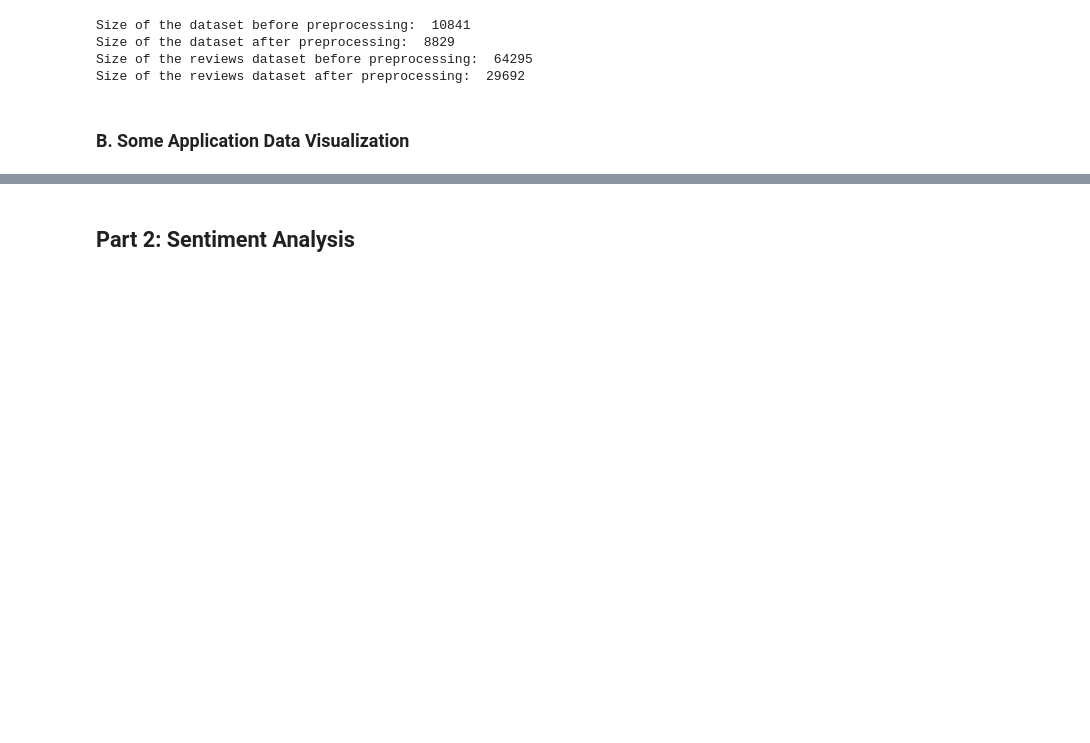
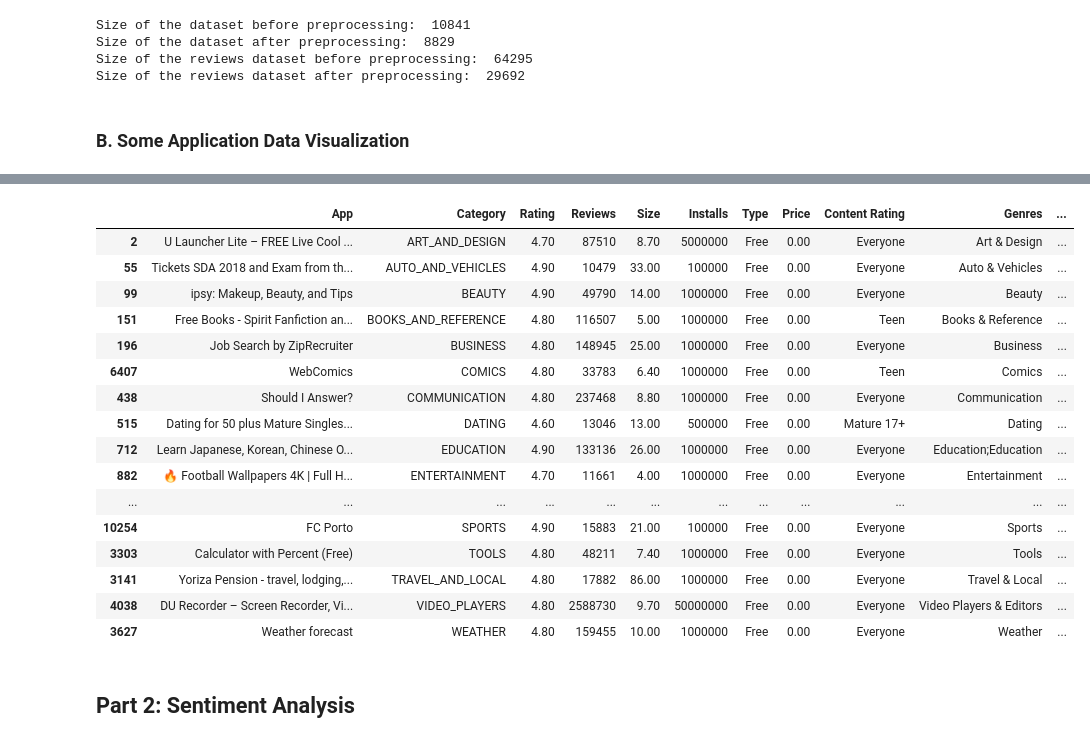
Before and after one commit to syed-rizvi-leanix/google_play_store_reviews, a Jupyter notebook: google_play_store.ipynb, the cells around one changed output, grey strips where cells are left out. Cells and saved outputs as stored; diff of their text form; code cells hidden in the pictures; blank space fills up the shorter version.

```diff
--- a/google_play_store.ipynb
+++ b/google_play_store.ipynb
@@ -137,3 +163,25 @@ print(summary_table)
+# %%
+apps_with_high_number_of_reviews = app_df[app_df['Reviews'] >= 10000]
+highest_rated_apps_by_category = apps_with_high_number_of_reviews.loc[apps_with_high_number_of_reviews.groupby('Category')['Rating'].idxmax()]
+highest_rated_apps_by_category
+# %% [output]
+|  | App | Category | Rating | Reviews | Size | Installs | Type | Price | Content Rating | Genres | ... |
+| 2 | U Launcher Lite – FREE Live Cool ... | ART_AND_DESIGN | 4.70 | 87510 | 8.70 | 5000000 | Free | 0.00 | Everyone | Art & Design | ... |
+| 55 | Tickets SDA 2018 and Exam from th... | AUTO_AND_VEHICLES | 4.90 | 10479 | 33.00 | 100000 | Free | 0.00 | Everyone | Auto & Vehicles | ... |
+| 99 | ipsy: Makeup, Beauty, and Tips | BEAUTY | 4.90 | 49790 | 14.00 | 1000000 | Free | 0.00 | Everyone | Beauty | ... |
+| 151 | Free Books - Spirit Fanfiction an... | BOOKS_AND_REFERENCE | 4.80 | 116507 | 5.00 | 1000000 | Free | 0.00 | Teen | Books & Reference | ... |
+| 196 | Job Search by ZipRecruiter | BUSINESS | 4.80 | 148945 | 25.00 | 1000000 | Free | 0.00 | Everyone | Business | ... |
+| 6407 | WebComics | COMICS | 4.80 | 33783 | 6.40 | 1000000 | Free | 0.00 | Teen | Comics | ... |
+| 438 | Should I Answer? | COMMUNICATION | 4.80 | 237468 | 8.80 | 1000000 | Free | 0.00 | Everyone | Communication | ... |
+| 515 | Dating for 50 plus Mature Singles... | DATING | 4.60 | 13046 | 13.00 | 500000 | Free | 0.00 | Mature 17+ | Dating | ... |
+| 712 | Learn Japanese, Korean, Chinese O... | EDUCATION | 4.90 | 133136 | 26.00 | 1000000 | Free | 0.00 | Everyone | Education;Education | ... |
+| 882 | 🔥 Football Wallpapers 4K | Full H... | ENTERTAINMENT | 4.70 | 11661 | 4.00 | 1000000 | Free | 0.00 | Everyone | Entertainment | ... |
+| ... | ... | ... | ... | ... | ... | ... | ... | ... | ... | ... | ... |
+| 10254 | FC Porto | SPORTS | 4.90 | 15883 | 21.00 | 100000 | Free | 0.00 | Everyone | Sports | ... |
+| 3303 | Calculator with Percent (Free) | TOOLS | 4.80 | 48211 | 7.40 | 1000000 | Free | 0.00 | Everyone | Tools | ... |
+| 3141 | Yoriza Pension - travel, lodging,... | TRAVEL_AND_LOCAL | 4.80 | 17882 | 86.00 | 1000000 | Free | 0.00 | Everyone | Travel & Local | ... |
+| 4038 | DU Recorder – Screen Recorder, Vi... | VIDEO_PLAYERS | 4.80 | 2588730 | 9.70 | 50000000 | Free | 0.00 | Everyone | Video Players & Editors | ... |
+| 3627 | Weather forecast | WEATHER | 4.80 | 159455 | 10.00 | 1000000 | Free | 0.00 | Everyone | Weather | ... |
 # %% [markdown]
 ## Part 2: Sentiment Analysis
 # %% [markdown]
```
Also changed, not shown: parts of 9 cells of this notebook, 1 other file.
